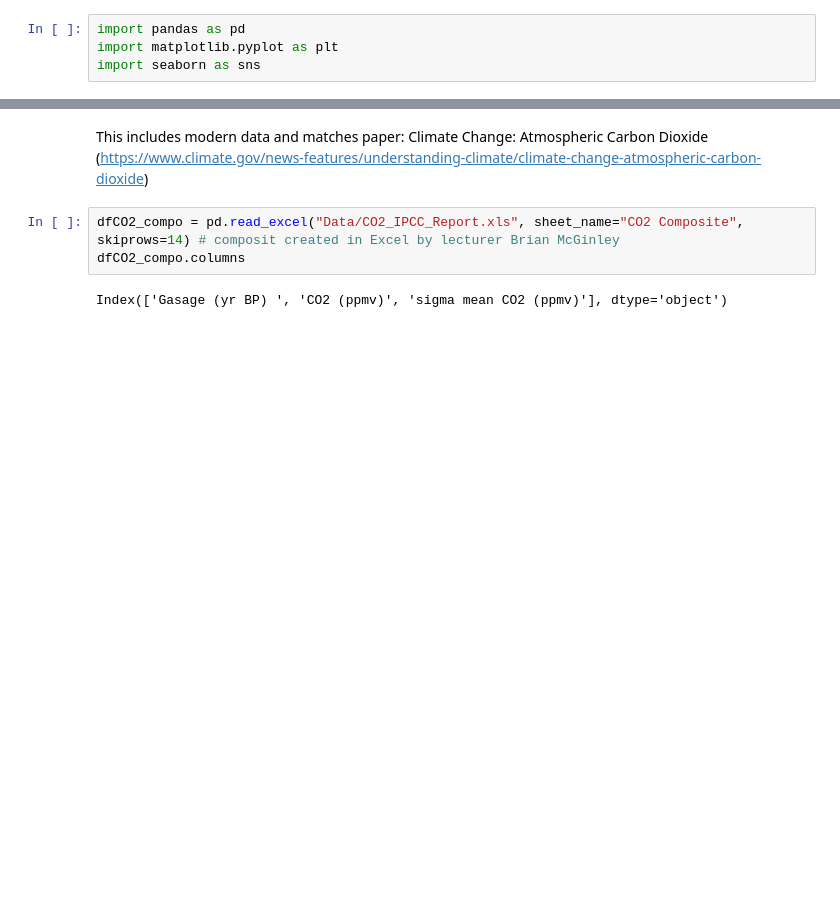
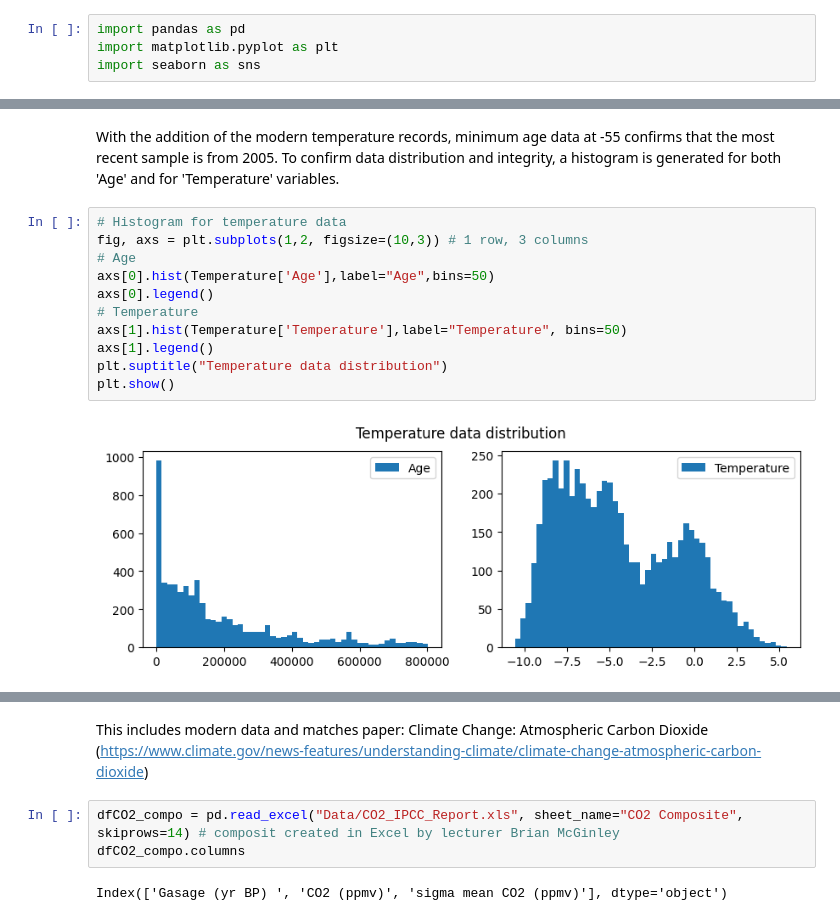
Before and after one commit to noyo0/ProgrammingForDataAnalysis_Project2, a Jupyter notebook: Project2/Project2.ipynb, the cells around one changed output, grey strips where cells are left out. Saved outputs shown, nothing was run; the diff lists cells and outputs as text; blank space fills up the shorter version.

```diff
--- a/Project2/Project2.ipynb
+++ b/Project2/Project2.ipynb
@@ -293,0 +179,15 @@ plt.plot(PythonComposit_df['Age'],PythonComposit_df['CO2'])
+# %% [markdown]
+With the addition of the modern temperature records, minimum age data at -55 confirms that the most recent sample is from 2005. To confirm data distribution and integrity, a histogram is generated for both 'Age' and for 'Temperature' variables.
+# %%
+# Histogram for temperature data
+fig, axs = plt.subplots(1,2, figsize=(10,3)) # 1 row, 3 columns
+# Age
+axs[0].hist(Temperature['Age'],label="Age",bins=50)
+axs[0].legend()
+# Temperature
+axs[1].hist(Temperature['Temperature'],label="Temperature", bins=50)
+axs[1].legend()
+plt.suptitle("Temperature data distribution")
+plt.show()
+# %% [output]
+[figure, added]
```
Also changed, not shown: parts of 50 cells of this notebook.
